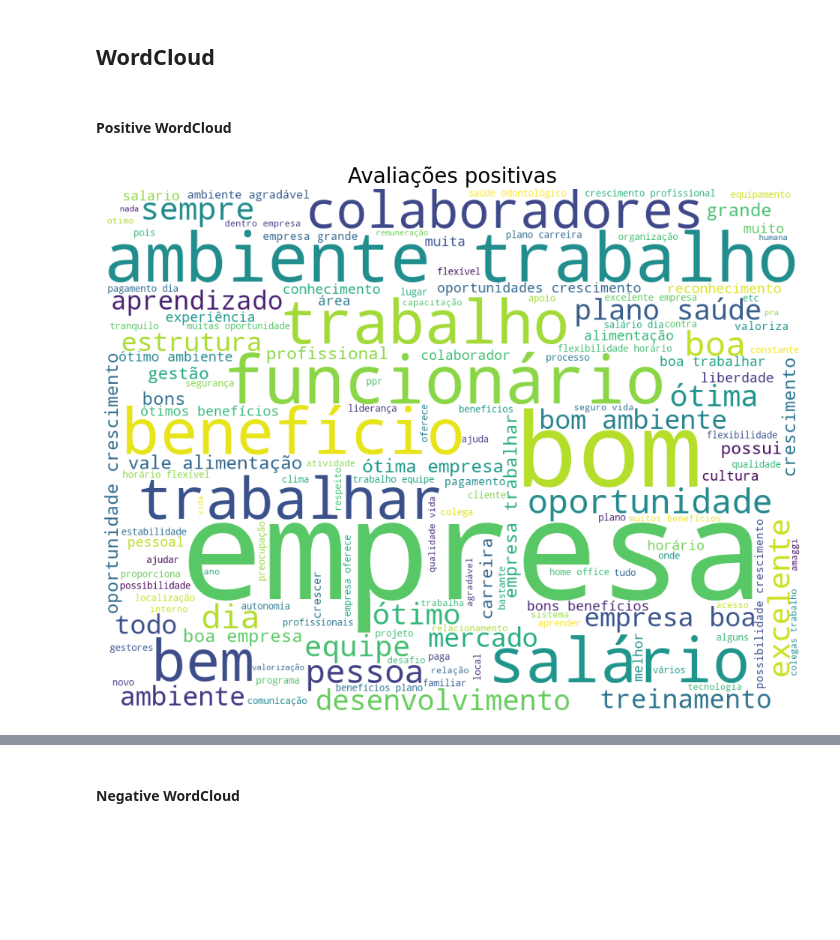
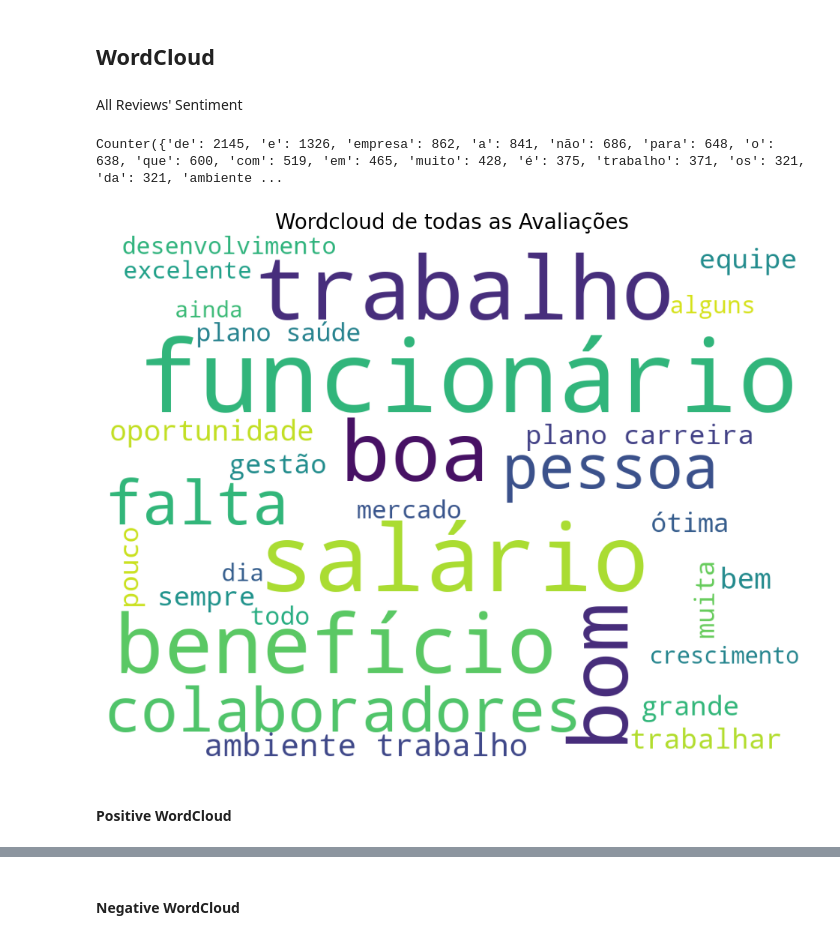
Before and after one commit to stevillis/glassdoor-reviews-analysis-nlp, a Jupyter notebook: report/report.ipynb, the cells around one changed output, grey strips where cells are left out. Drawn from its saved outputs; the diff is of its cells as text; code cells hidden in the pictures; blank space fills up the shorter version.

```diff
--- a/report/report.ipynb
+++ b/report/report.ipynb
@@ -39,6 +53,24 @@ else:
 # %% [output]
 There are 1 GPU(s) available.
 Device name: NVIDIA GeForce GTX 1650
+# %%
+def remove_special_characters(text: str) -> str:
+    # maybe we can replace all the regex to this: re.sub("[^A-Za-z']+"
+
+    cleaned_text = re.sub(r"[0-9]+", " ", text)  # replace numbers to space
+    cleaned_text = re.sub(
+        r"\s+", " ", cleaned_text
+    )  # replace multiple spaces to single space
+    cleaned_text = re.sub(r"\n", " ", cleaned_text)  # replace breakline to single space
+    cleaned_text = re.sub(r"\n", " ", cleaned_text)  # replace breakline to single space
+    cleaned_text = re.sub(
+        r"[@#$%&*()?_<>!=':º°–~—±ñ\"\,\.\[\]\/\\;-]", " ", cleaned_text
+    )  # replace special characters to single space
+
+    # cleaned_text = re.sub(r"[^\w\sa-zA-Z]", " ", text)
+    cleaned_text = cleaned_text.lower()
+
+    return cleaned_text
 # %%
 reviews_df = pd.read_csv("./glassdoor_reviews_predicted.csv")
 # %%
@@ -94,3 +126,5 @@ nltk.download("stopwords")
 True
 # %%
 stop_stopwords_portuguese = nltk.corpus.stopwords.words("portuguese")
+# %%
+stop_stopwords_portuguese.append("empresa")
@@ -146,7 +184,7 @@ plot_top_ngrams_barchart(
 # %% [markdown]
 ## WordCloud
 # %%
-def print_wordcloud(corpus, title=None):
+def print_wordcloud(corpus, title=None, max_words=30, color_title="black"):
     non_stopwords_corpus = []
     for word in corpus:
         word_lower = word.lower()
@@ -160,8 +198,8 @@ def print_wordcloud(corpus, title=None):
 
     wordcloud = WordCloud(
         background_color="white",
-        random_state=RANDOM_SEED,
-        max_words=150,
+        random_state=PlotConfig.RANDOM_SEED,
+        max_words=max_words,
         width=1024,
         height=768,
     )
@@ -170,5 +208,7 @@ def print_wordcloud(corpus, title=None):
     plt.axis("off")
 
     plt.imshow(wordcloud.generate(str(non_stopwords_corpus_str)))
-    plt.title(title, fontsize=20)
+    plt.title(title, fontsize=20, color=color_title)
     plt.show()
+# %% [markdown]
+All Reviews' Sentiment
@@ -175,9 +219,15 @@ def print_wordcloud(corpus, title=None):
+# %%
+word_freq = collections.Counter(corpus)
+print(word_freq)
+# %% [output]
+Counter({'de': 2145, 'e': 1326, 'empresa': 862, 'a': 841, 'não': 686, 'para': 648, 'o': 638, 'que': 600, 'com': 519, 'em': 465, 'muito': 428, 'é': 375, 'trabalho': 371, 'os': 321, 'da': 321, 'ambiente ...
+# %%
+nested_reviews = reviews_df["review_text"].str.split().values.tolist()
+reviews_str = " ".join([" ".join(nested_review) for nested_review in nested_reviews])
+corpus = remove_special_characters(reviews_str).split()
+
+print_wordcloud(corpus, title="Wordcloud de todas as Avaliações")
+# %% [output]
+[figure, added]
 # %% [markdown]
 #### Positive WordCloud
-# %%
-review_text = positive_reviews_df["review_text"].str.split().values.tolist()
-corpus = [word for i in review_text for word in i]
-
-print_wordcloud(corpus, title="Avaliações positivas")
-# %% [output]
-[figure, removed]
```
Also changed, not shown: parts of 40 cells of this notebook, 2 other files.
